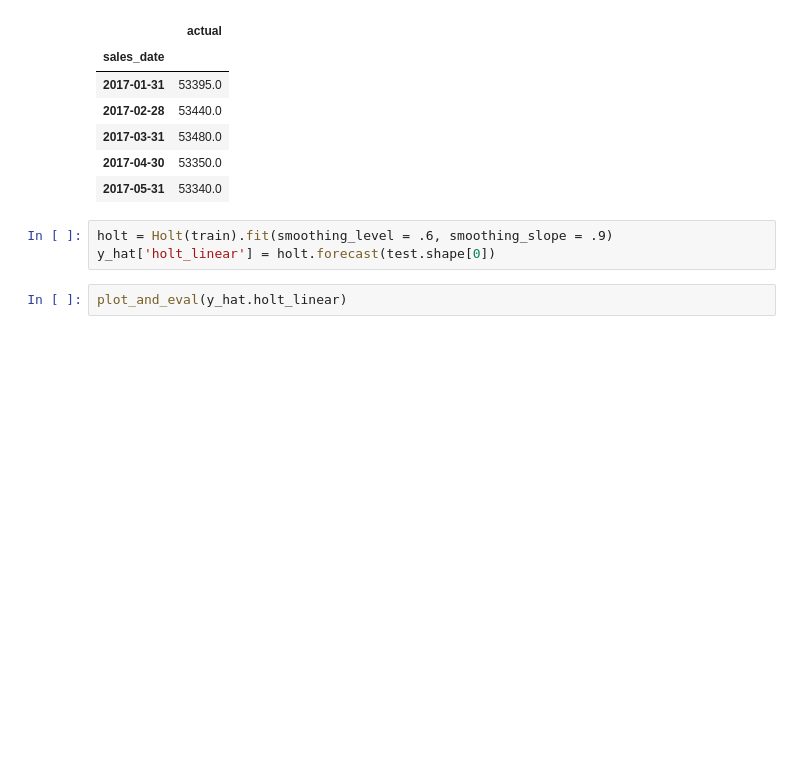
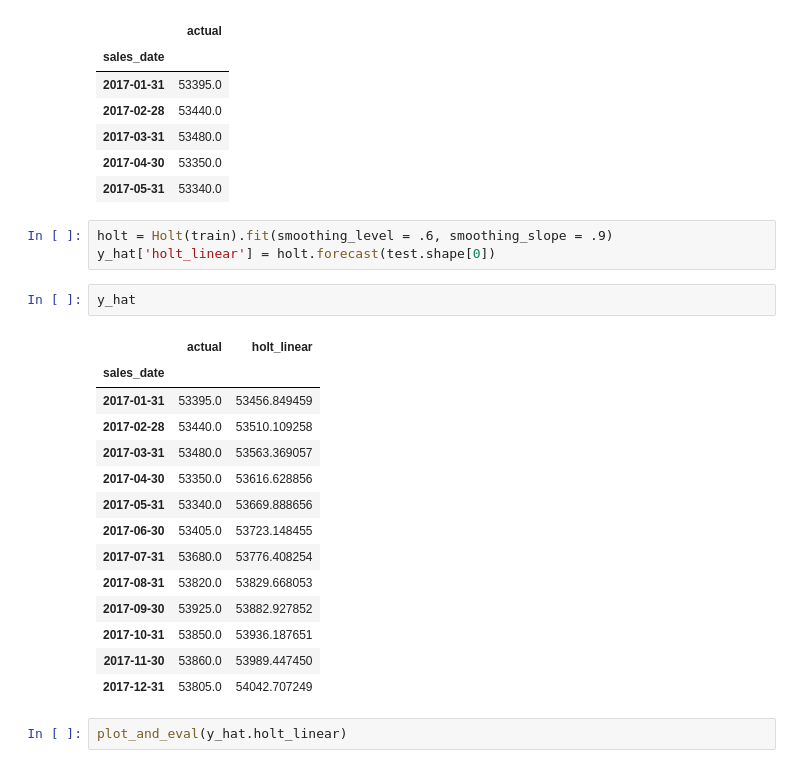
Before and after one commit to GaryGonzenbach/ds-methodologies-exercises, a Jupyter notebook: time_series/model.ipynb, the cells around one changed output. Cells and saved outputs as stored; diff of their text form; blank space fills up the shorter version.

```diff
--- a/time_series/model.ipynb
+++ b/time_series/model.ipynb
@@ -210,6 +210,23 @@ y_hat.head()
 # %%
 holt = Holt(train).fit(smoothing_level = .6, smoothing_slope = .9)
 y_hat['holt_linear'] = holt.forecast(test.shape[0])
+# %%
+y_hat
+# %% [output]
+|  | actual | holt_linear |
+| sales_date |  |  |
+| 2017-01-31 | 53395.0 | 53456.849459 |
+| 2017-02-28 | 53440.0 | 53510.109258 |
+| 2017-03-31 | 53480.0 | 53563.369057 |
+| 2017-04-30 | 53350.0 | 53616.628856 |
+| 2017-05-31 | 53340.0 | 53669.888656 |
+| 2017-06-30 | 53405.0 | 53723.148455 |
+| 2017-07-31 | 53680.0 | 53776.408254 |
+| 2017-08-31 | 53820.0 | 53829.668053 |
+| 2017-09-30 | 53925.0 | 53882.927852 |
+| 2017-10-31 | 53850.0 | 53936.187651 |
+| 2017-11-30 | 53860.0 | 53989.447450 |
+| 2017-12-31 | 53805.0 | 54042.707249 |
 # %%
 plot_and_eval(y_hat.holt_linear)
 # %% [output]
```
Also changed, not shown: parts of 1 cell of this notebook, 1 other file.
